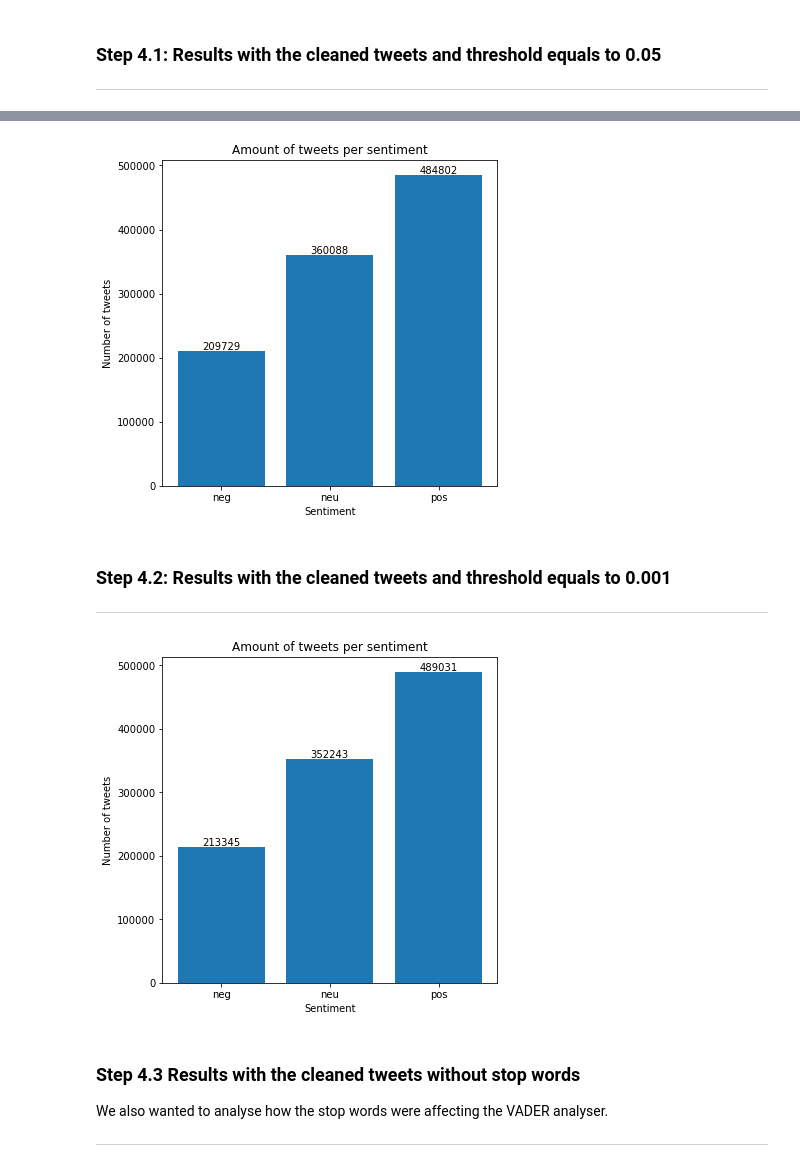
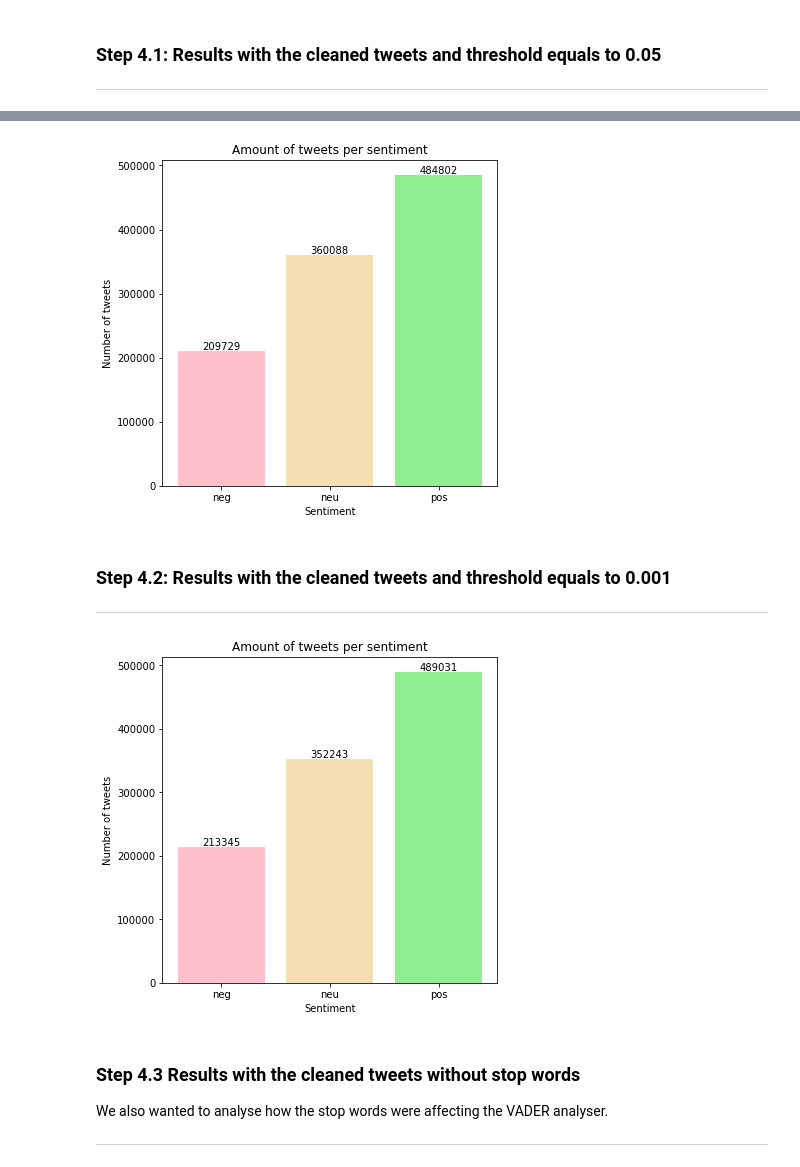
Before and after one commit to epfl-ada/ada-2020-project-milestone-p3-p3_musetti-adaletti, a Jupyter notebook: Creative_extension_analysis.ipynb, the cells around one changed output, grey strips where cells are left out. Cells and saved outputs as stored; diff of their text form; code cells hidden in the pictures.

```diff
--- a/Creative_extension_analysis.ipynb
+++ b/Creative_extension_analysis.ipynb
@@ -341,24 +341,26 @@ def sentiment_thresholding(score, th):
     return sent
 # %%
 en_tweets['sentiment'] = en_tweets.sent_score.apply(lambda x: sentiment_thresholding(x, th=0.05))
+# %%
+colors = ['pink', 'wheat', 'lightgreen']
 # %%
 counts_series = en_tweets.groupby(by='sentiment').size()
 
 plt.figure(figsize=(6,6))
-ax = plt.bar(counts_series.index, counts_series.values)
+ax = plt.bar(counts_series.index, counts_series.values, color=colors)
 plt.title('Amount of tweets per sentiment')
 plt.ylabel('Number of tweets')
 plt.xlabel('Sentiment')
 
 # Showing labels
 for rect, label in zip(ax.patches, counts_series.values):
     height = rect.get_height()
     plt.text(rect.get_x() + rect.get_width() / 2, height + 5, label,
             ha='center', va='bottom')
 
 plt.show()
 # %% [output]
-[figure, old version]
+[figure, new version]
 # %% [markdown]
 ### Step 4.2: Results with the cleaned tweets and threshold equals to 0.001
 ___
@@ -368,7 +370,7 @@ en_tweets['sentiment_001'] = en_tweets.sent_score.apply(lambda x: sentiment_thre
 counts_series = en_tweets.groupby(by='sentiment_001').size()
 
 plt.figure(figsize=(6,6))
-ax = plt.bar(counts_series.index, counts_series.values)
+ax = plt.bar(counts_series.index, counts_series.values, color=colors)
 plt.title('Amount of tweets per sentiment')
 plt.ylabel('Number of tweets')
 plt.xlabel('Sentiment')
@@ -381,7 +383,7 @@ for rect, label in zip(ax.patches, counts_series.values):
 
 plt.show()
 # %% [output]
-[figure, old version]
+[figure, new version]
 # %% [markdown]
 ### Step 4.3 Results with the cleaned tweets without stop words
 
```
Also changed, not shown: parts of 31 cells of this notebook.
